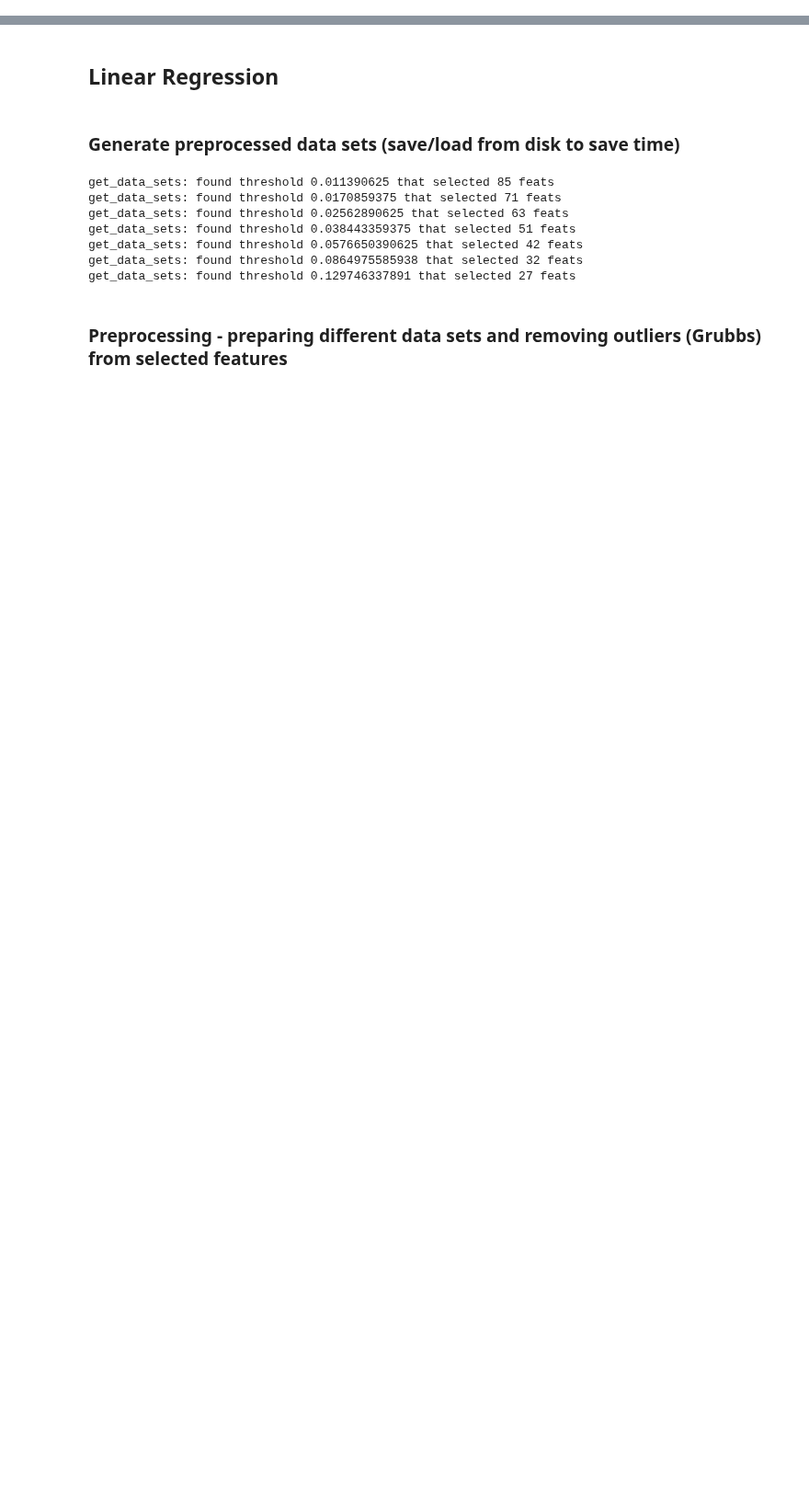
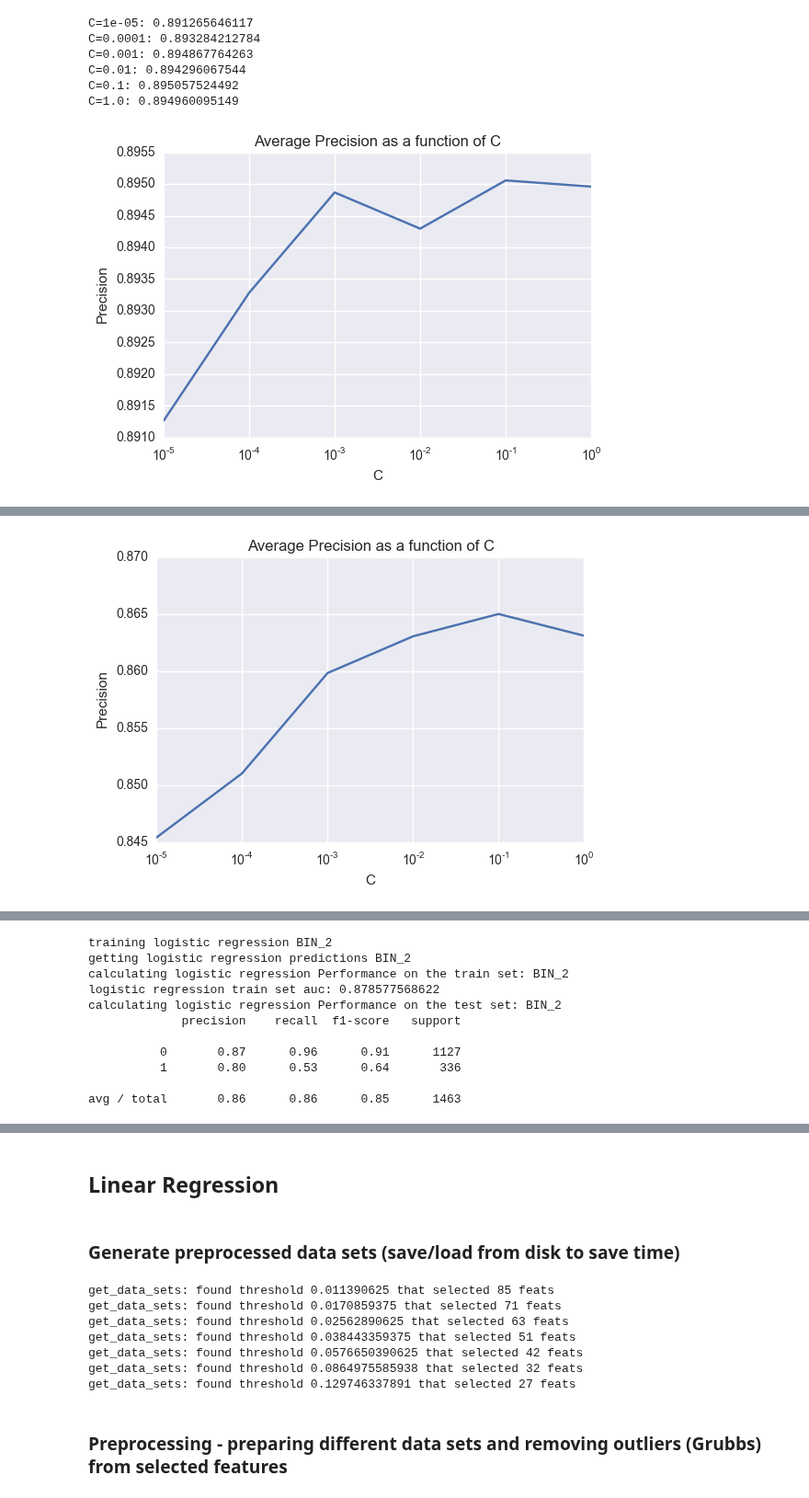
Before and after one commit to liadwg/data_mining_workshop, a Jupyter notebook: Like Prediction Workshop - Addendum.ipynb, the cells around one changed output, grey strips where cells are left out. Shown at 92% size. Saved outputs shown, nothing was run; the diff lists cells and outputs as text; code cells hidden in the pictures; blank space fills up the shorter version.

```diff
--- a/Like Prediction Workshop - Addendum.ipynb
+++ b/Like Prediction Workshop - Addendum.ipynb
@@ -0,0 +3,63 @@
+# %%
+for seperator in seperators:
+    lr_train_len = train_len
+    lr_labels = pp_data['likes'].apply(lambda x: 0 if x <= seperator else 1)
+    lr_ids = pp_data['id']
+
+    lr_train_set = pp_data[:lr_train_len].copy()
+    lr_test_set = pp_data[lr_train_len:].copy()
+
+    lr_train_labels = lr_labels[:lr_train_len].copy()
+    lr_test_labels = lr_labels[lr_train_len:].copy()
+
+    lr_train_ids = lr_ids[:lr_train_len].copy()
+    lr_test_ids = lr_ids[lr_train_len:].copy()
+
+    lr_train_set.drop(['likes', 'id', 'labels'], 1, inplace=True)
+    lr_test_set.drop(['likes', 'id', 'labels'], 1, inplace=True)
+    lr_set = lr_train_set.append(lr_test_set, ignore_index=True)
+
+    cv_scores = []
+    space = np.logspace(-5,0, num=6)
+    for c in space:
+        res = cross_val_score(lm.LogisticRegression(penalty='l2', C=c), lr_train_set, lr_train_labels, cv=10, scoring='roc_auc')
+        print "C=%s: %s" % (c, np.average(res))
+        cv_scores.append(np.average(res))
+
+    plot_cross_val(space, cv_scores, "C")
+    lr_selceted_c = space[cv_scores.index(max(cv_scores))]
+
+    print "training logistic regression", bin_names[seperators.index(seperator)]
+    lr = lm.LogisticRegression(penalty='l2', C=lr_selceted_c)  #penalty='l2' #dual=True) #lr_selceted_c)
+
+    lr.fit(lr_train_set, lr_train_labels)
+    print "getting logistic regression predictions", bin_names[seperators.index(seperator)]
+    lr_predicted_probs = lr.predict_proba(lr_set)[:, 1]
+    lr_predictions = lr.predict(lr_set)
+
+    lr_train_predicted_probs = lr_predicted_probs[:lr_train_len]
+    lr_test_predicted_probs = lr_predicted_probs[lr_train_len:]
+
+    lr_train_predictions = lr_predictions[:lr_train_len]
+    lr_test_predictions = lr_predictions[lr_train_len:]
+
+    # attach LR predictions to the data as another feature
+    pp_data['lr_prediction_%s' % bin_names[seperators.index(seperator)]] = lr_predictions.copy()
+    pp_data['lr_prediction_proba_%s' % bin_names[seperators.index(seperator)]] = lr_predicted_probs.copy()
+
+    print "calculating logistic regression Performance on the train set:", bin_names[seperators.index(seperator)]
+    fpr, tpr, thresholds = metrics.roc_curve(lr_train_labels, lr_train_predicted_probs)
+    lr_auc = metrics.auc(fpr, tpr)
+    print "logistic regression train set auc:", lr_auc
+#     plotRoc(fpr, tpr, lr_auc)
+    print "calculating logistic regression Performance on the test set:", bin_names[seperators.index(seperator)]
+    print(metrics.classification_report(lr_test_labels, lr_test_predictions))
+#     plotMetrics(lr_test_labels,lr_test_predicted_probs)
+# %% [output]
+C=1e-05: 0.891265646117
+C=0.0001: 0.893284212784
+C=0.001: 0.894867764263
+C=0.01: 0.894296067544
+C=0.1: 0.895057524492
+C=1.0: 0.894960095149
+[figure, added]
@@ -0,0 +84 @@
+[figure, added]
@@ -0,0 +104,11 @@
+training logistic regression BIN_2
+getting logistic regression predictions BIN_2
+calculating logistic regression Performance on the train set: BIN_2
+logistic regression train set auc: 0.878577568622
+calculating logistic regression Performance on the test set: BIN_2
+             precision    recall  f1-score   support
+
+          0       0.87      0.96      0.91      1127
+          1       0.80      0.53      0.64       336
+
+avg / total       0.86      0.86      0.85      1463
```
Also changed, not shown: parts of 3 cells of this notebook.
